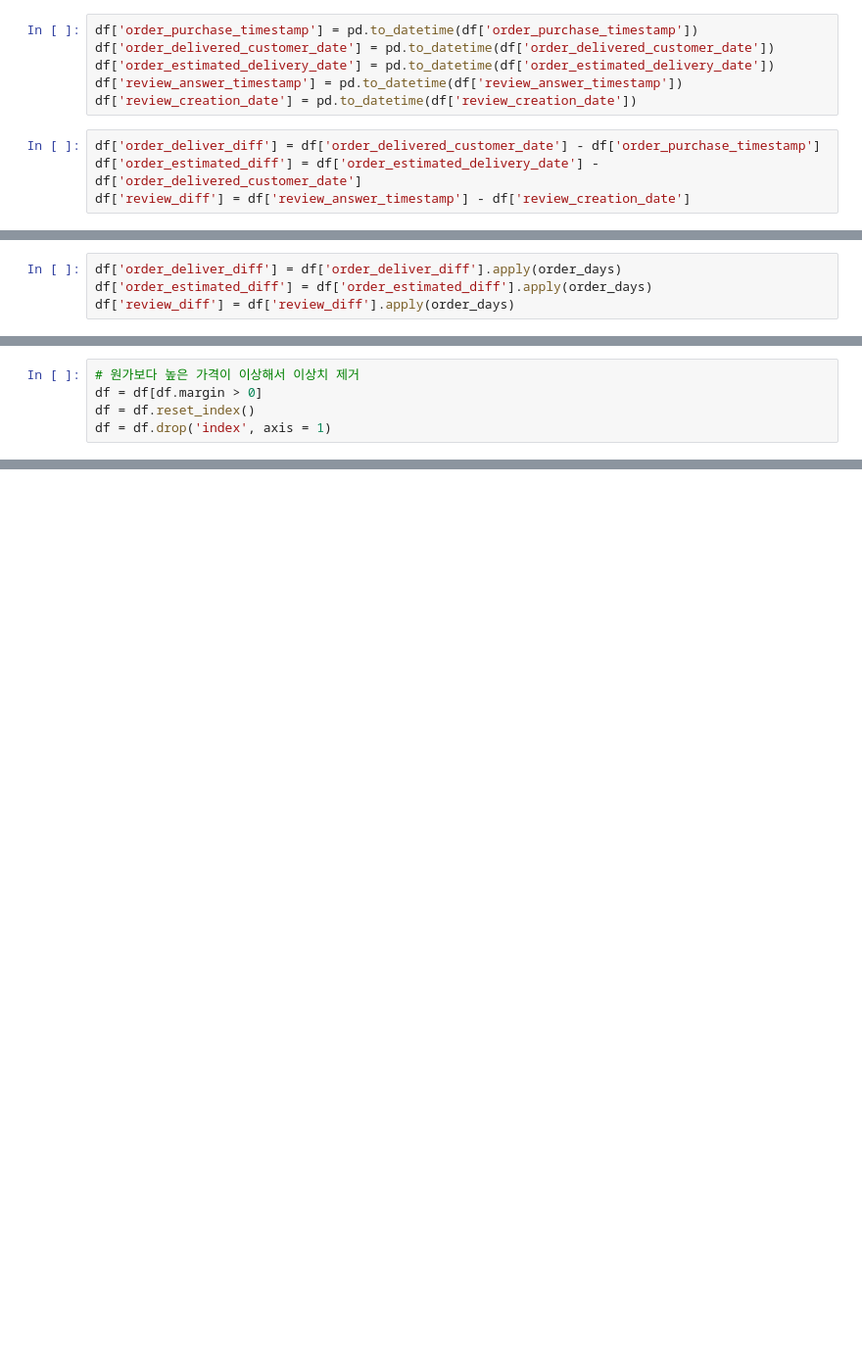
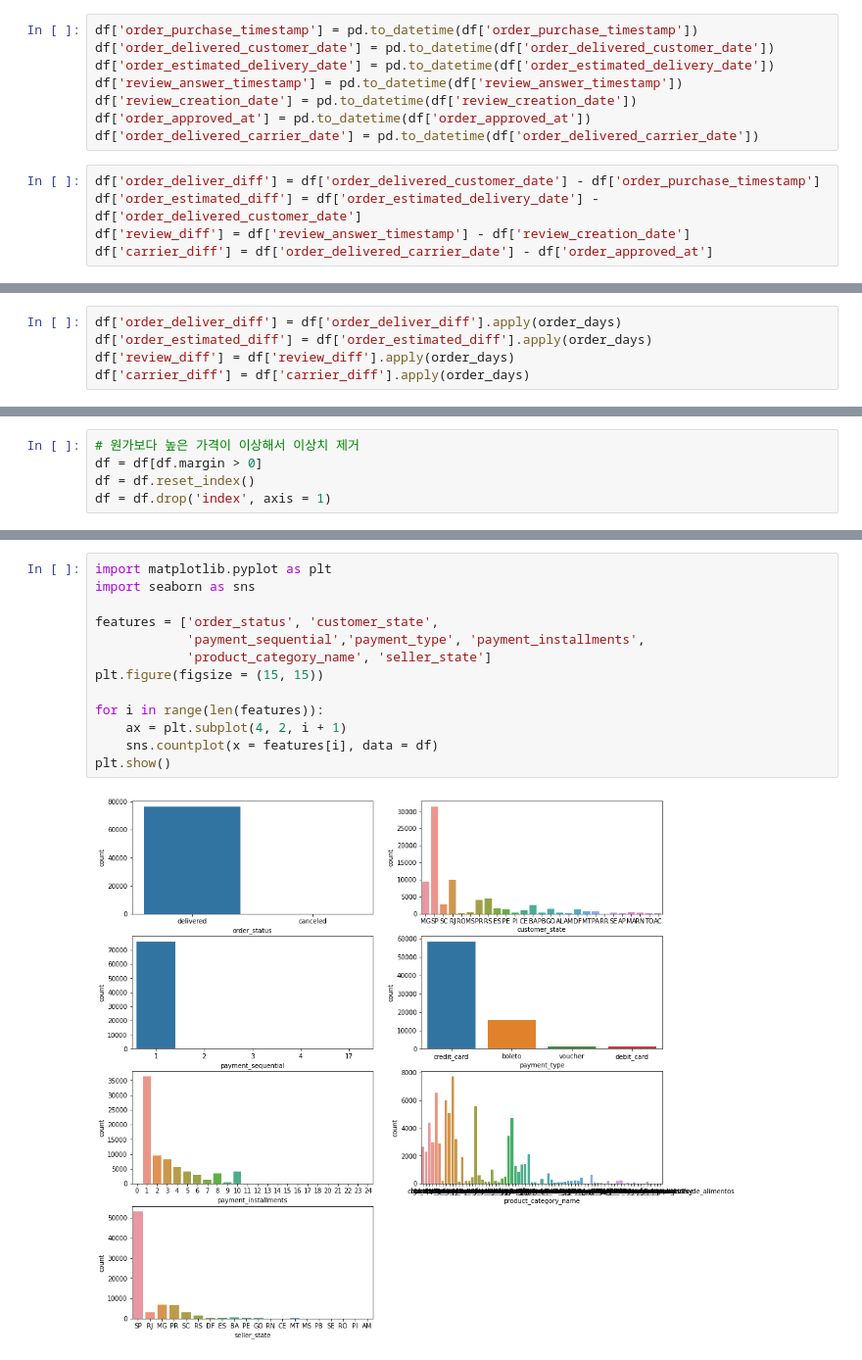
Before and after one commit to vkekd25/Codestates_Brazil_E_Commerce, a Jupyter notebook: Sc2_Project.ipynb, the cells around one changed output, grey strips where cells are left out. Shown at 98% size. Cells and saved outputs as stored; diff of their text form; blank space fills up the shorter version.

```diff
--- a/Sc2_Project.ipynb
+++ b/Sc2_Project.ipynb
@@ -596,10 +599,13 @@ df['order_delivered_customer_date'] = pd.to_datetime(df['order_delivered_custome
 df['order_estimated_delivery_date'] = pd.to_datetime(df['order_estimated_delivery_date'])
 df['review_answer_timestamp'] = pd.to_datetime(df['review_answer_timestamp'])
 df['review_creation_date'] = pd.to_datetime(df['review_creation_date'])
+df['order_approved_at'] = pd.to_datetime(df['order_approved_at'])
+df['order_delivered_carrier_date'] = pd.to_datetime(df['order_delivered_carrier_date'])
 # %%
 df['order_deliver_diff'] = df['order_delivered_customer_date'] - df['order_purchase_timestamp']
 df['order_estimated_diff'] = df['order_estimated_delivery_date'] - df['order_delivered_customer_date']
 df['review_diff'] = df['review_answer_timestamp'] - df['review_creation_date']
+df['carrier_diff'] = df['order_delivered_carrier_date'] - df['order_approved_at']
 # %%
 # + 1days
 def order_days(x):
@@ -608,6 +614,7 @@ def order_days(x):
 df['order_deliver_diff'] = df['order_deliver_diff'].apply(order_days)
 df['order_estimated_diff'] = df['order_estimated_diff'].apply(order_days)
 df['review_diff'] = df['review_diff'].apply(order_days)
+df['carrier_diff'] = df['carrier_diff'].apply(order_days)
 # %%
 df['order_deliver_diff']
 # %% [output]
@@ -682,0 +702,15 @@ Index(['order_id', 'customer_id', 'order_status', 'order_purchase_timestamp',
+# %%
+import matplotlib.pyplot as plt
+import seaborn as sns
+
+features = ['order_status', 'customer_state',
+            'payment_sequential','payment_type', 'payment_installments',
+            'product_category_name', 'seller_state']
+plt.figure(figsize = (15, 15))
+
+for i in range(len(features)):
+    ax = plt.subplot(4, 2, i + 1)
+    sns.countplot(x = features[i], data = df)
+plt.show()
+# %% [output]
+[figure, added]
```
Also changed, not shown: parts of 27 cells of this notebook.
